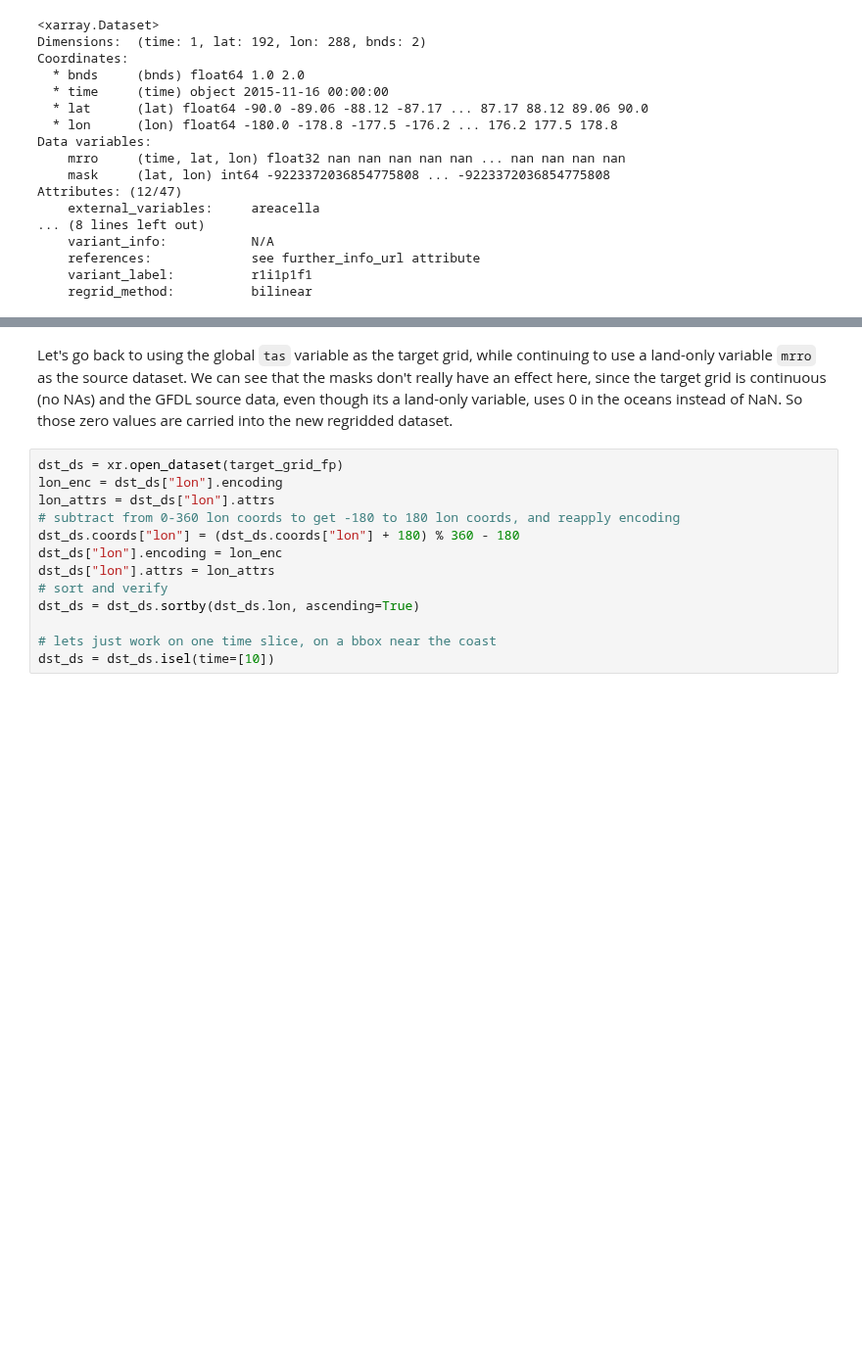
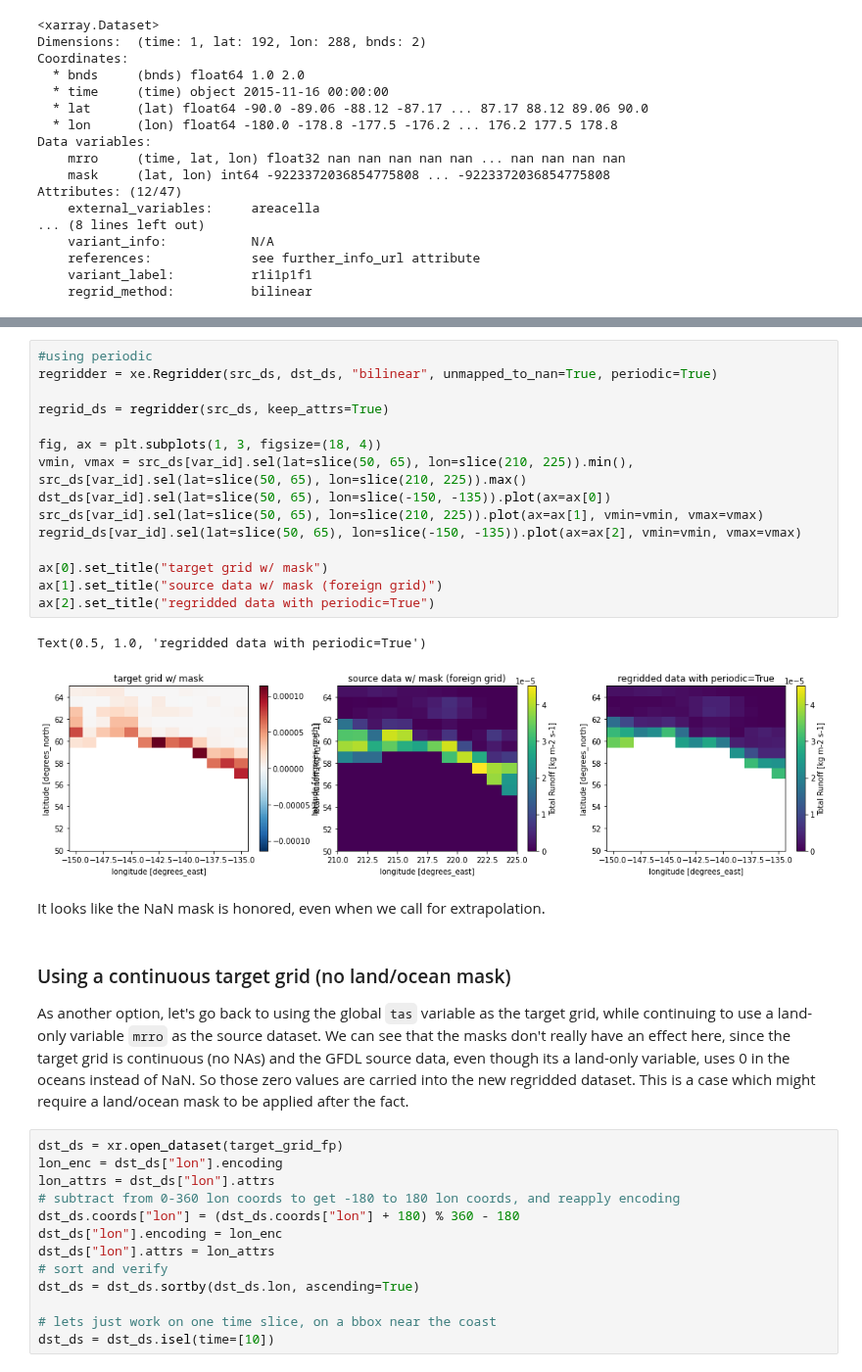
Before and after one commit to ua-snap/cmip6-utils, a Jupyter notebook: regridding/explore_regridding_nan.ipynb, the cells around one changed output, grey strips where cells are left out. Shown at 98% size. Saved outputs shown, nothing was run; the diff lists cells and outputs as text; blank space fills up the shorter version.

```diff
--- a/regridding/explore_regridding_nan.ipynb
+++ b/regridding/explore_regridding_nan.ipynb
@@ -273,5 +295,27 @@ Attributes: (12/47)
+# %%
+#using periodic
+regridder = xe.Regridder(src_ds, dst_ds, "bilinear", unmapped_to_nan=True, periodic=True)
+
+regrid_ds = regridder(src_ds, keep_attrs=True)
+
+fig, ax = plt.subplots(1, 3, figsize=(18, 4))
+vmin, vmax = src_ds[var_id].sel(lat=slice(50, 65), lon=slice(210, 225)).min(), src_ds[var_id].sel(lat=slice(50, 65), lon=slice(210, 225)).max()
+dst_ds[var_id].sel(lat=slice(50, 65), lon=slice(-150, -135)).plot(ax=ax[0])
+src_ds[var_id].sel(lat=slice(50, 65), lon=slice(210, 225)).plot(ax=ax[1], vmin=vmin, vmax=vmax)
+regrid_ds[var_id].sel(lat=slice(50, 65), lon=slice(-150, -135)).plot(ax=ax[2], vmin=vmin, vmax=vmax)
+
+ax[0].set_title("target grid w/ mask")
+ax[1].set_title("source data w/ mask (foreign grid)")
+ax[2].set_title("regridded data with periodic=True")
+# %% [output]
+Text(0.5, 1.0, 'regridded data with periodic=True')
+[figure, added]
+# %% [markdown]
+It looks like the NaN mask is honored, even when we call for extrapolation.
 # %% [markdown]
-Let's go back to using the global `tas` variable as the target grid, while continuing to use a land-only variable `mrro` as the source dataset. We can see that the masks don't really have an effect here, since the target grid is continuous (no NAs) and the GFDL source data, even though its a land-only variable, uses 0 in the oceans instead of NaN. So those zero values are carried into the new regridded dataset.
+### Using a continuous target grid (no land/ocean mask)
+
+As another option, let's go back to using the global `tas` variable as the target grid, while continuing to use a land-only variable `mrro` as the source dataset. We can see that the masks don't really have an effect here, since the target grid is continuous (no NAs) and the GFDL source data, even though its a land-only variable, uses 0 in the oceans instead of NaN. So those zero values are carried into the new regridded dataset. This is a case which might require a land/ocean mask to be applied after the fact.
 # %%
 dst_ds = xr.open_dataset(target_grid_fp)
 lon_enc = dst_ds["lon"].encoding
```
Also changed, not shown: parts of 2 cells of this notebook.
